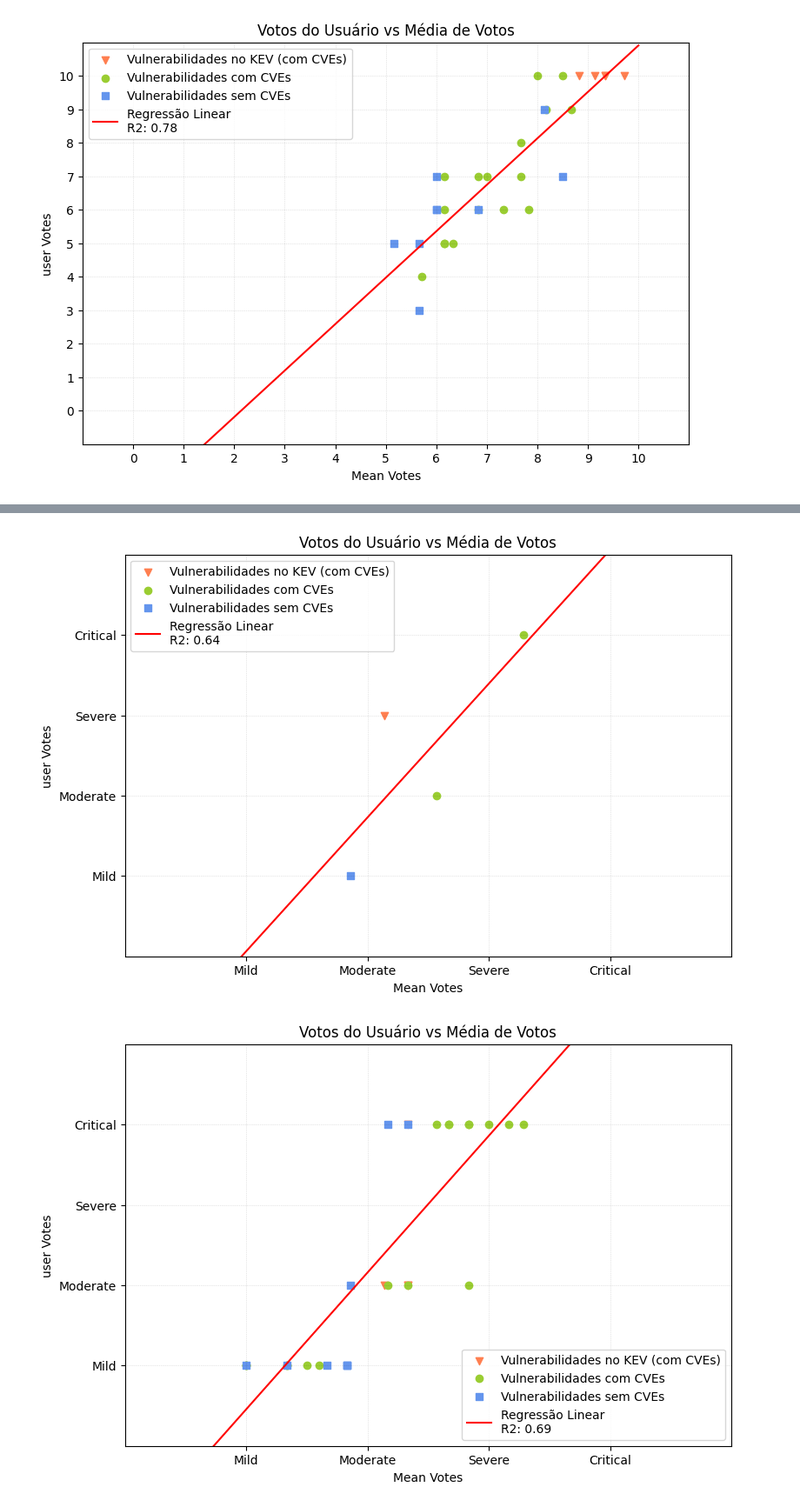
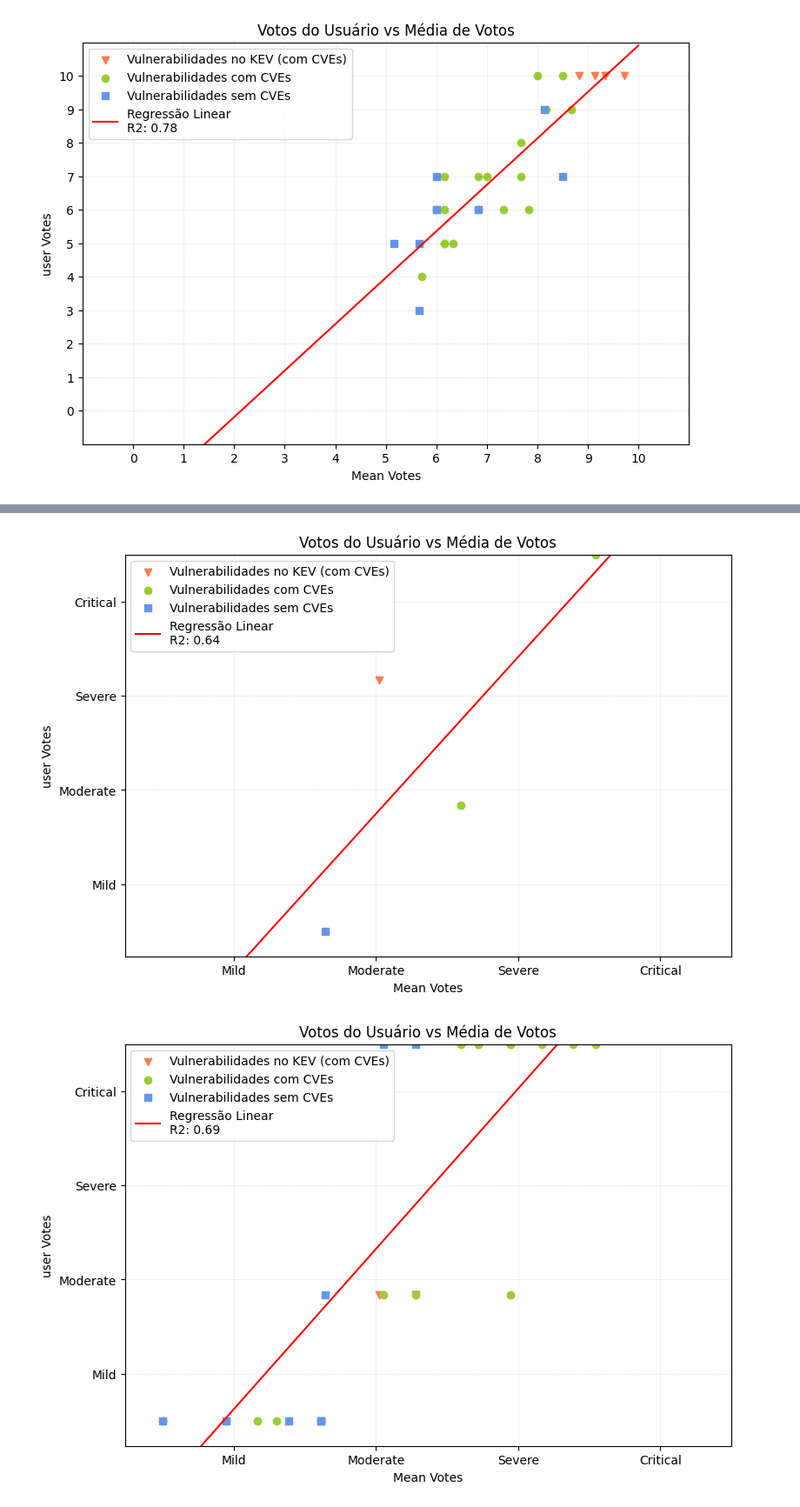
Before and after one commit to TopologyMapping/network-security, a Jupyter notebook: voting_analysis/src/analysis/data_prep.ipynb, the cells around one changed output, grey strips where cells are left out. Shown at 87% size. Drawn from its saved outputs; the diff is of its cells as text; code cells hidden in the pictures.

Commit message:
feat: formatação dos dados nas imagens geradas

```diff
--- a/voting_analysis/src/analysis/data_prep.ipynb
+++ b/voting_analysis/src/analysis/data_prep.ipynb
@@ -263,12 +264,19 @@ def plot_votes_vs_mean(user, votes_user: pd.DataFrame, categorical=False, filena
       plt.legend()
       plt.grid(True, linestyle=":", linewidth=0.5, color='black', alpha=0.2)
       plt.title(f"Votos do Usuário vs Média de Votos")
-      plt.xlim(0,5)
-      plt.ylim(0,5)
-      plt.yticks([1, 2, 3, 4], [ "Mild", "Moderate", "Severe", "Critical"])
-      plt.xticks([1, 2, 3, 4], [ "Mild", "Moderate", "Severe", "Critical"])
+      plt.xlim(0.8,4.2)
+      plt.ylim(0.8,4.2)
+      plt.yticks([1.375, 2.125, 2.875, 3.625], [ "Mild", "Moderate", "Severe", "Critical"])
+      plt.xticks([1.375, 2.125, 2.875, 3.625], [ "Mild", "Moderate", "Severe", "Critical"])
       plt.ylabel("user Votes")
       plt.xlabel("Mean Votes")
+
+      categorical_dir = "../../data/votebymean/categorical/"
+      if not os.path.exists(categorical_dir):
+        os.makedirs(categorical_dir)
+
+      plt.savefig(f"{categorical_dir}{filename}.png")
+
     else:
 
       plot_x = np.array([-1, 10])
@@ -288,7 +296,14 @@ def plot_votes_vs_mean(user, votes_user: pd.DataFrame, categorical=False, filena
       plt.xticks(np.arange(0, 11, 1))
       plt.ylabel("user Votes")
       plt.xlabel("Mean Votes")
-    plt.savefig(f"../../data/voteXmean/{filename}.png")
+
+
+      numerical_dir = "../../data/votebymean/numerical/"
+      if not os.path.exists(numerical_dir):
+        os.makedirs(numerical_dir)
+
+      plt.savefig(f"{numerical_dir}{filename}.png")
+
 
 def plot_rank_error_time_series(intern, votes_intern, x_ticks=False):
     votes_intern.sort_values(by="timestamp", ascending=True, inplace=True)
@@ -388,7 +403,7 @@ for user in num_users_df["user_id"].unique():
   #2 - Get 3 vulnerabilities with the biggest difference between average and intern's rank
   html_data = generate_html_data(user, df_user, categorical=False)
 
-  generate_html(html_data, filename=user_mail)
+  generate_html(html_data, filename=user_mail, categorical=False)
 
   del df_user
 # %% [output]
@@ -424,7 +439,7 @@ for user in cat_users_df["user_id"].unique():
   #2 - Get 3 vulnerabilities with the biggest difference between average and intern's rank
   html_data = generate_html_data(user, df_user, categorical=True)
 
-  generate_html(html_data, filename=user_mail)
+  generate_html(html_data, filename=user_mail, categorical=True)
 
   del df_user
 # %% [output]
@@ -434,2 +449,2 @@ for user in cat_users_df["user_id"].unique():
-[figure, old version]
+[figure, new version]
-[figure, old version]
+[figure, new version]
```
Also changed, not shown: parts of 2 cells of this notebook, 2 other files.
